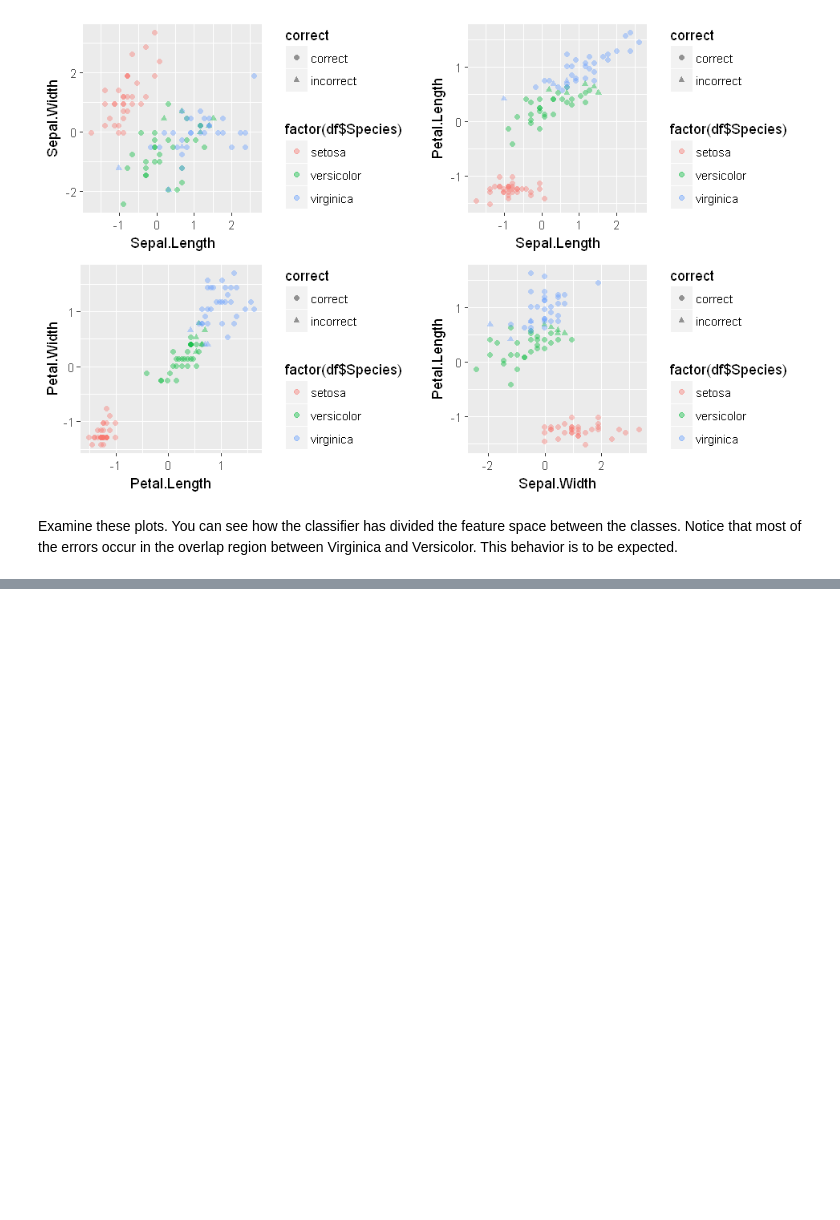
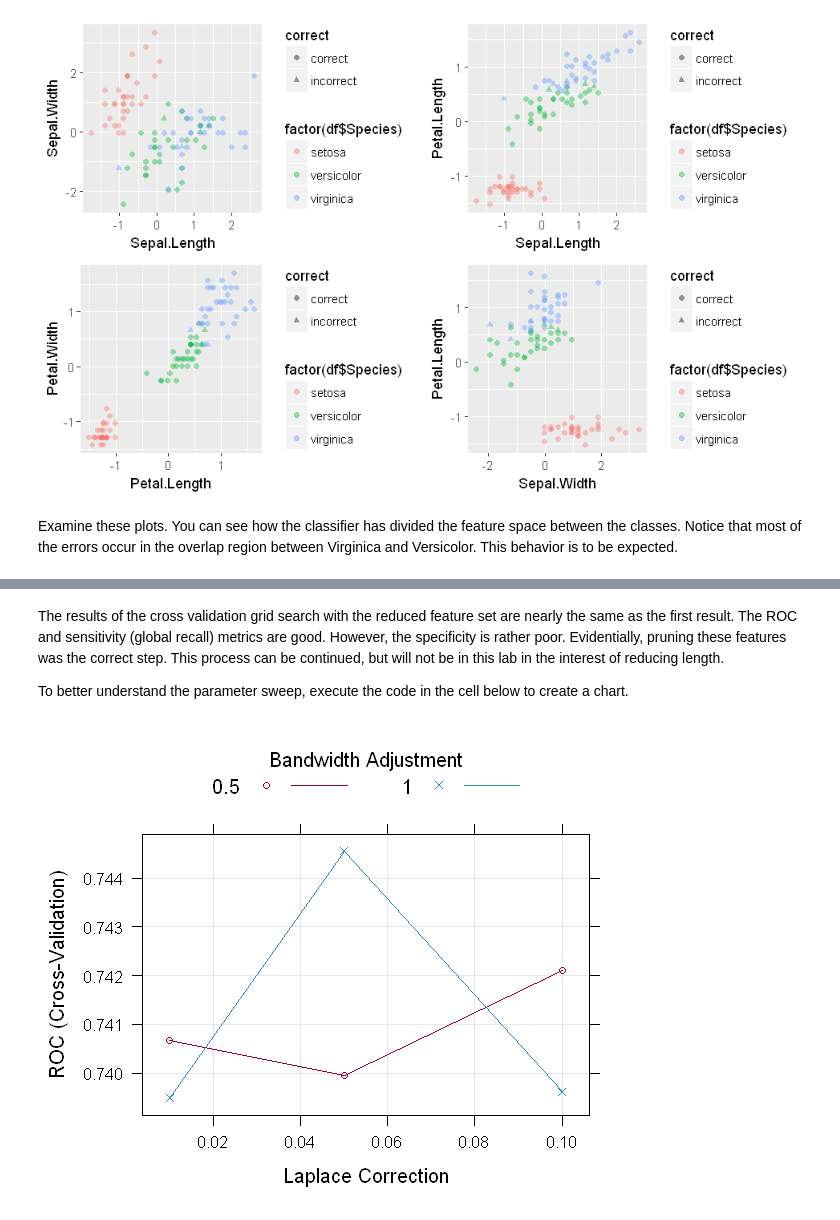
Before and after one commit to vijayraavi/Principles-of-Machine-Learning-R, a Jupyter notebook: Module6/NaiveBayes.ipynb, the cells around one changed output, grey strips where cells are left out. Drawn from its saved outputs; the diff is of its cells as text; code cells hidden in the pictures; blank space fills up the shorter version.

```diff
--- a/Module6/NaiveBayes.ipynb
+++ b/Module6/NaiveBayes.ipynb
@@ -540,0 +438,4 @@ In this lab you have accomplished the following:
+# %%
+credit_reduced =  credit[,c('checking_account_status', 'loan_duration_mo', 'credit_history', 'loan_amount', 'savings_account_balance',
+                   'time_employed_yrs', 'payment_pcnt_income', 'property', 'age_yrs',
+                   'other_credit_outstanding', 'number_loans', 'job_category', 'telephone', 'bad_credit' )]
@@ -540,0 +444,18 @@ In this lab you have accomplished the following:
+# %%
+fitControl <- trainControl(method = "cv",
+                           number = 5,
+                           sampling = 'up',
+                           returnResamp="all",
+                           savePredictions = TRUE,
+                           classProbs = TRUE,
+                           summaryFunction = twoClassSummary)
+paramGrid <- expand.grid(fL = c(0.01, 0.05, 0.1), usekernel = c(TRUE), adjust = c(0.5, 1.0))
+
+set.seed(1234)
+nb_fit_inside_tw <- train(bad_credit ~ .,
+                          data = credit_reduced,
+                          method = "nb", # naive Bayes model
+                          trControl = fitControl,
+                          tuneGrid = paramGrid,
+                          metric="ROC")
+print(nb_fit_inside_tw)
@@ -540,0 +480,10 @@ In this lab you have accomplished the following:
+# %% [markdown]
+The results of the cross validation grid search with the reduced feature set are nearly the same as the first result. The ROC and sensitivity (global recall) metrics are good. However, the specificity is rather poor. Evidentially, pruning these features was the correct step. This process can be continued, but will not be in this lab in the interest of reducing length.
+
+To better understand the parameter sweep, execute the code in the cell below to create a chart.
+# %%
+options(repr.plot.width=5, repr.plot.height=4)
+trellis.par.set(caretTheme())
+plot(nb_fit_inside_tw)
+# %% [output]
+[figure, added]
```
Also changed, not shown: parts of 50 cells of this notebook.
